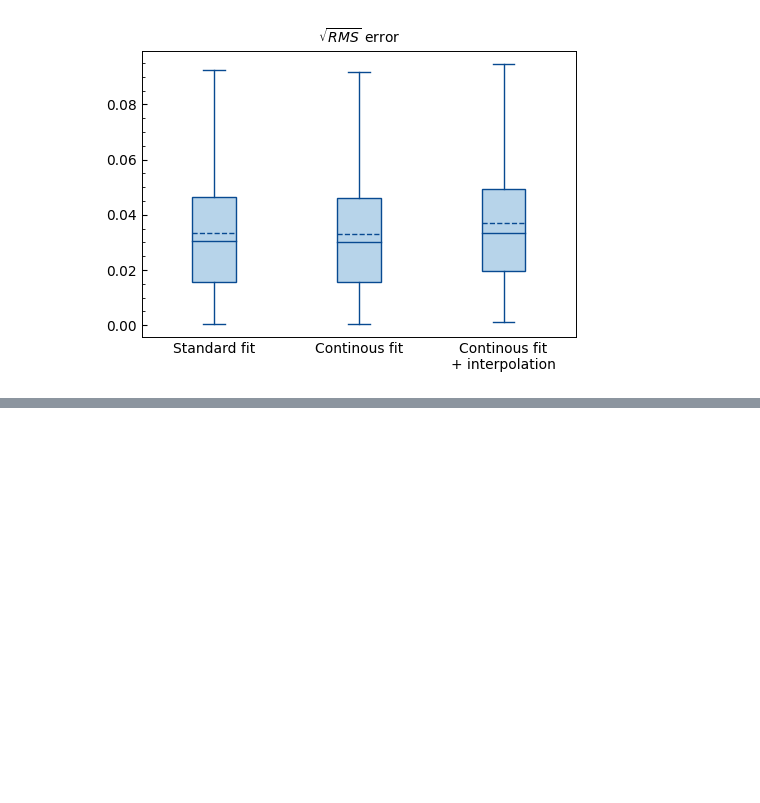
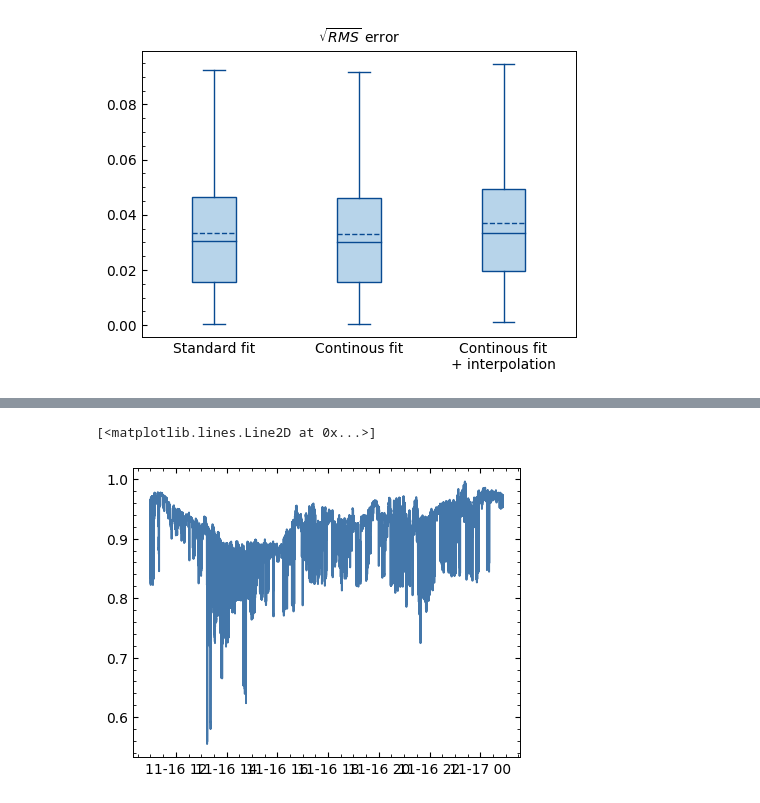
Before and after one commit to manufrn/TFG, a Jupyter notebook: notebooks/compare_fit_modes_20181116.ipynb, the cells around one changed output, grey strips where cells are left out. Cells and saved outputs as stored; diff of their text form; code cells hidden in the pictures; blank space fills up the shorter version.

```diff
--- a/notebooks/compare_fit_modes_20181116.ipynb
+++ b/notebooks/compare_fit_modes_20181116.ipynb
@@ -126,0 +162,5 @@ plt.show()
+# %%
+plt.plot(date[:10000], QI_s_i[:10000])
+# %% [output]
+[<matplotlib.lines.Line2D at 0x...>]
+[figure, added]
```
Also changed, not shown: parts of 14 cells of this notebook, 8 other files.
